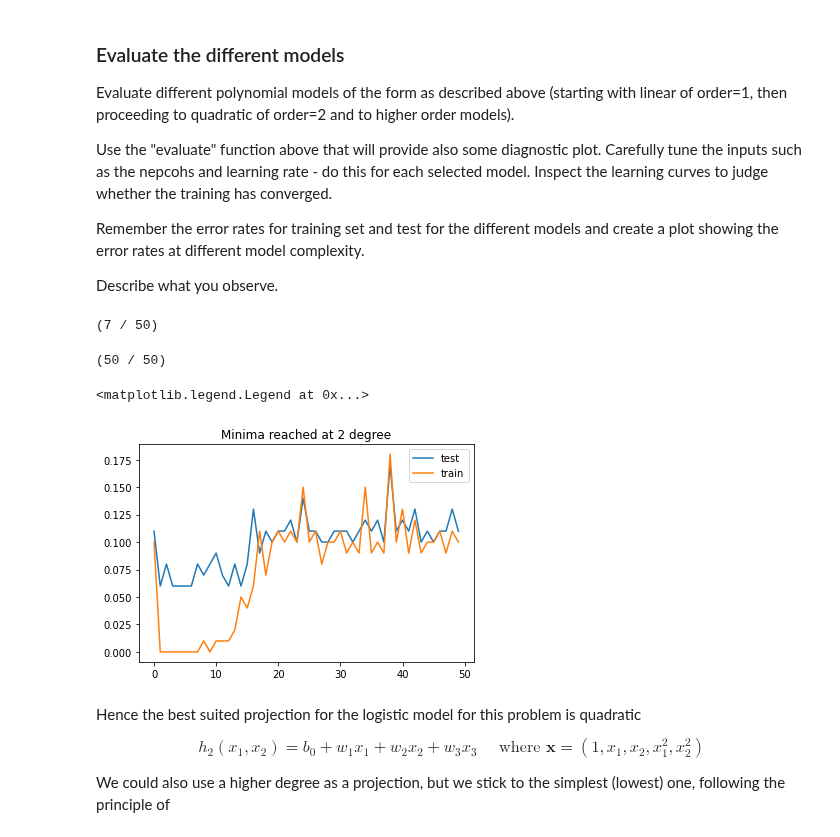
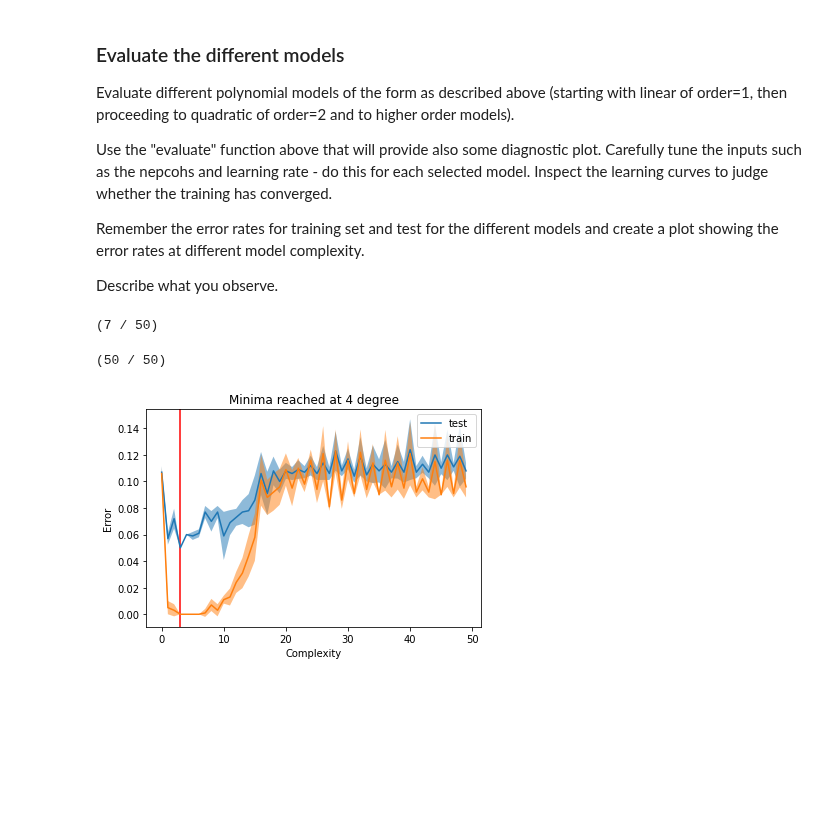
Before and after one commit to FabianGroeger96/mse-deep-learning, a Jupyter notebook: SW04/overfitting_stud.ipynb, the cells around one changed output. Drawn from its saved outputs; the diff is of its cells as text; code cells hidden in the pictures; blank space fills up the shorter version.

```diff
--- a/SW04/overfitting_stud.ipynb
+++ b/SW04/overfitting_stud.ipynb
@@ -347,37 +347,3 @@ Use the "evaluate" function above that will provide also some diagnostic plot. C
 Remember the error rates for training set and test for the different models and create a plot showing the error rates at different model complexity.
 
 Describe what you observe.
-# %%
-nepochs = 1000
-learningrate = 0.01
-
-min_test_errors = []
-min_train_errors = []
-
-max_deg = 50
-for d in range(max_deg):
-    print(f"({d + 1} / {max_deg})", end="\r")
-    traincost1, testcost1, trainerror1, testerror1, W1 = evaluate(
-        x_train,y_train,x_test,y_test, d + 1, nepochs, learningrate, plot=False)
-    min_train_errors.append(trainerror1.min())
-    min_test_errors.append(testerror1.min())
-# %% [output]
-(7 / 50)
-(50 / 50)
-# %%
-best = np.argmin(min_test_errors) + 1
-plt.title(f"Minima reached at {best} degree")
-plt.plot(range(50), min_test_errors, label="test")
-plt.plot(range(50), min_train_errors, label="train")
-plt.legend()
-# %% [output]
-<matplotlib.legend.Legend at 0x...>
-[figure, removed]
-# %% [markdown]
-Hence the best suited projection for the logistic model for this problem is quadratic
-
-$$
-h_2(x_1,x_2) = b_0 + w_1x_1 + w_2x_2 + w_3x_3\quad \text{ where } \mathbf{x}=(1,x_1,x_2,x_1^2,x_2^2)
-$$
-
-We could also use a higher degree as a projection, but we stick to the simplest (lowest) one, following the principle of
@@ -383,0 +394,6 @@ We could also use a higher degree as a projection, but we stick to the simplest
+# %%
+best = evaluate_complexity(nepochs=1000, learningrate=0.01, runs=10, max_deg=50, batch_size=64)
+# %% [output]
+(7 / 50)
+(50 / 50)
+[figure, added]
```
Also changed, not shown: parts of 12 cells of this notebook, 2 other files.
